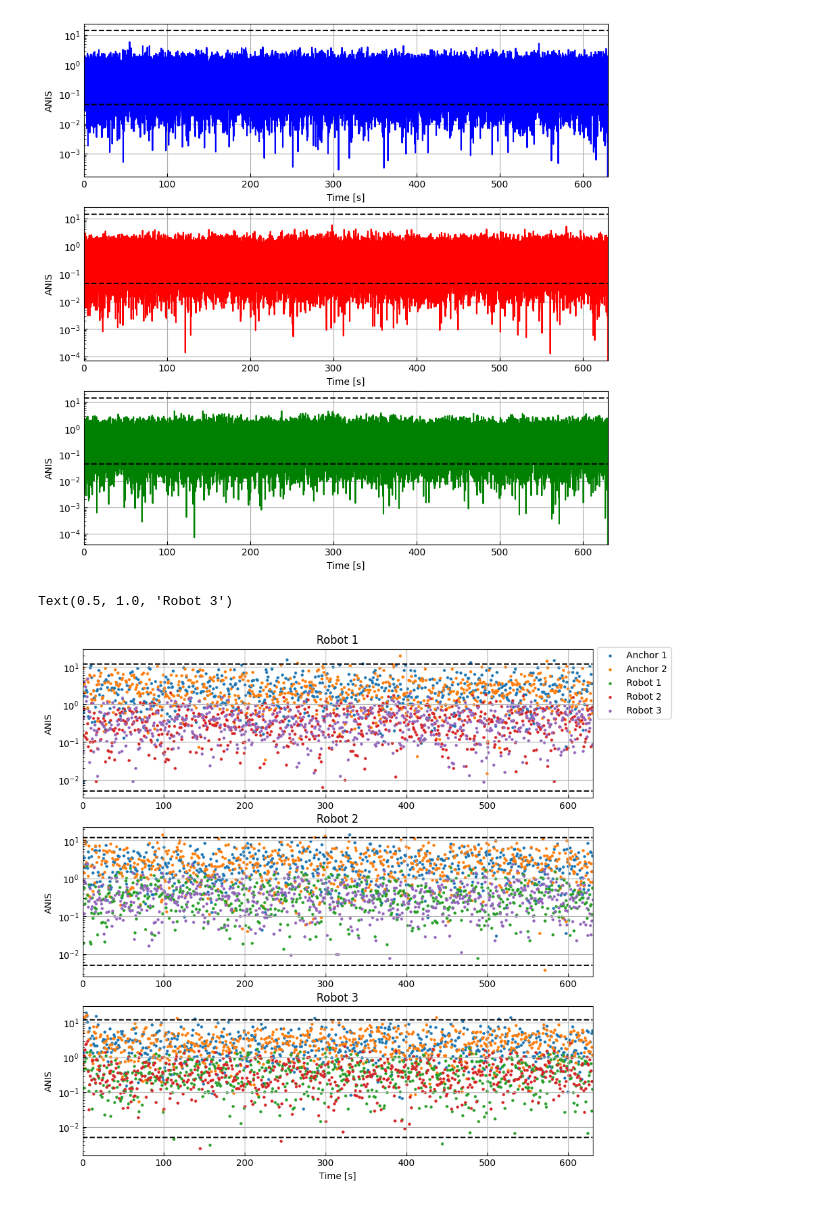
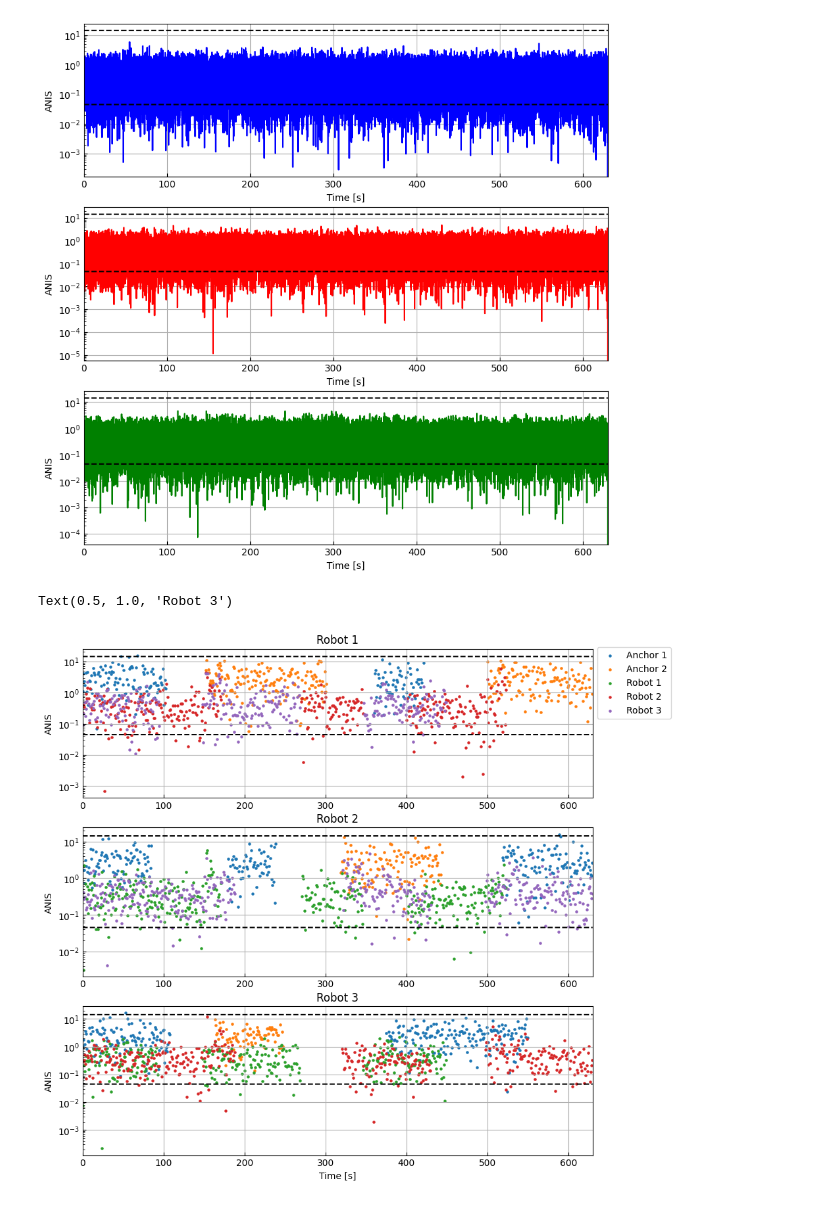
Before and after one commit to MarcusLariJ/UWB_Rasberry, a Jupyter notebook: Sim/test_load_data.ipynb, the cells around one changed output. Cells and saved outputs as stored; diff of their text form; code cells hidden in the pictures.

```diff
--- a/Sim/test_load_data.ipynb
+++ b/Sim/test_load_data.ipynb
@@ -50,48 +34,32 @@ rp.plot_position2(ax, x_log3[:,::100,s_idx], None, color='green', marker=None, l
 # %%
 # ANIS analysis
-fig, axnis = plt.subplots(3, figsize=(10,10))
+fig, axnis = plt.subplots(robot_N, figsize=(10,10))
 # Three df
-rp.plot_ANIS(ax=axnis[0], nis=nis_imu_log1, df=3, dt=dt, prob=0.995, color='blue')
-rp.plot_ANIS(ax=axnis[1], nis=nis_imu_log2, df=3, dt=dt, prob=0.995, color='red')
-rp.plot_ANIS(ax=axnis[2], nis=nis_imu_log3, df=3, dt=dt, prob=0.995, color='green')
+for i in range(robot_N):
+    rp.plot_ANIS(ax=axnis[i], nis=robData.IMU_nis_log[i] , df=3, dt=dt, prob=0.995, color=colors[i])
 # %% [output]
-[figure, old version]
+[figure, new version]
 # %%
 # ANIS analysis
-fig, axnis = plt.subplots(3, figsize=(10,10))
+fig, axnis = plt.subplots(robot_N, figsize=(10,10))
 # Three df
-df = 2
-rp.plot_ANIS_rb(ax=axnis[0],
-                nis=nis_rb_log1,
-                rb_ids=rb_ids1,
-                pos_ids=[1, 2, 111, 222, 333],
-                labels=['Anchor 1', 'Anchor 2', 'Robot 1', 'Robot 2', 'Robot 3'],
-                df=df,
-                dt=dt,
-                prob=0.995)
-rp.plot_ANIS_rb(ax=axnis[1],
-                nis=nis_rb_log2,
-                rb_ids=rb_ids2,
-                pos_ids=[1, 2, 111, 222, 333],
-                labels=['Anchor 1', 'Anchor 2', 'Robot 1', 'Robot 2', 'Robot 3'],
-                df=df,
-                dt=dt,
-                prob=0.995)
-rp.plot_ANIS_rb(ax=axnis[2],
-                nis=nis_rb_log3,
-                rb_ids=rb_ids3,
+df = 3
+for i in range(robot_N):
+    rp.plot_ANIS_rb(ax=axnis[i],
+                nis=robData.RB_nis_log[i],
+                rb_ids=robData.rb_ids[i],
                 pos_ids=[1, 2, 111, 222, 333],
                 labels=['Anchor 1', 'Anchor 2', 'Robot 1', 'Robot 2', 'Robot 3'],
                 df=df,
                 dt=dt,
                 prob=0.995)
 
 axnis[0].legend(loc='lower left', bbox_to_anchor=(1, 0.5))
 axnis[0].set_xlabel(None)
 axnis[1].set_xlabel(None)
 axnis[0].set_title('Robot 1')
 axnis[1].set_title('Robot 2')
 axnis[2].set_title('Robot 3')
 # %% [output]
 Text(0.5, 1.0, 'Robot 3')
-[figure, old version]
+[figure, new version]
```
Also changed, not shown: parts of 3 cells of this notebook, 4 other files.
